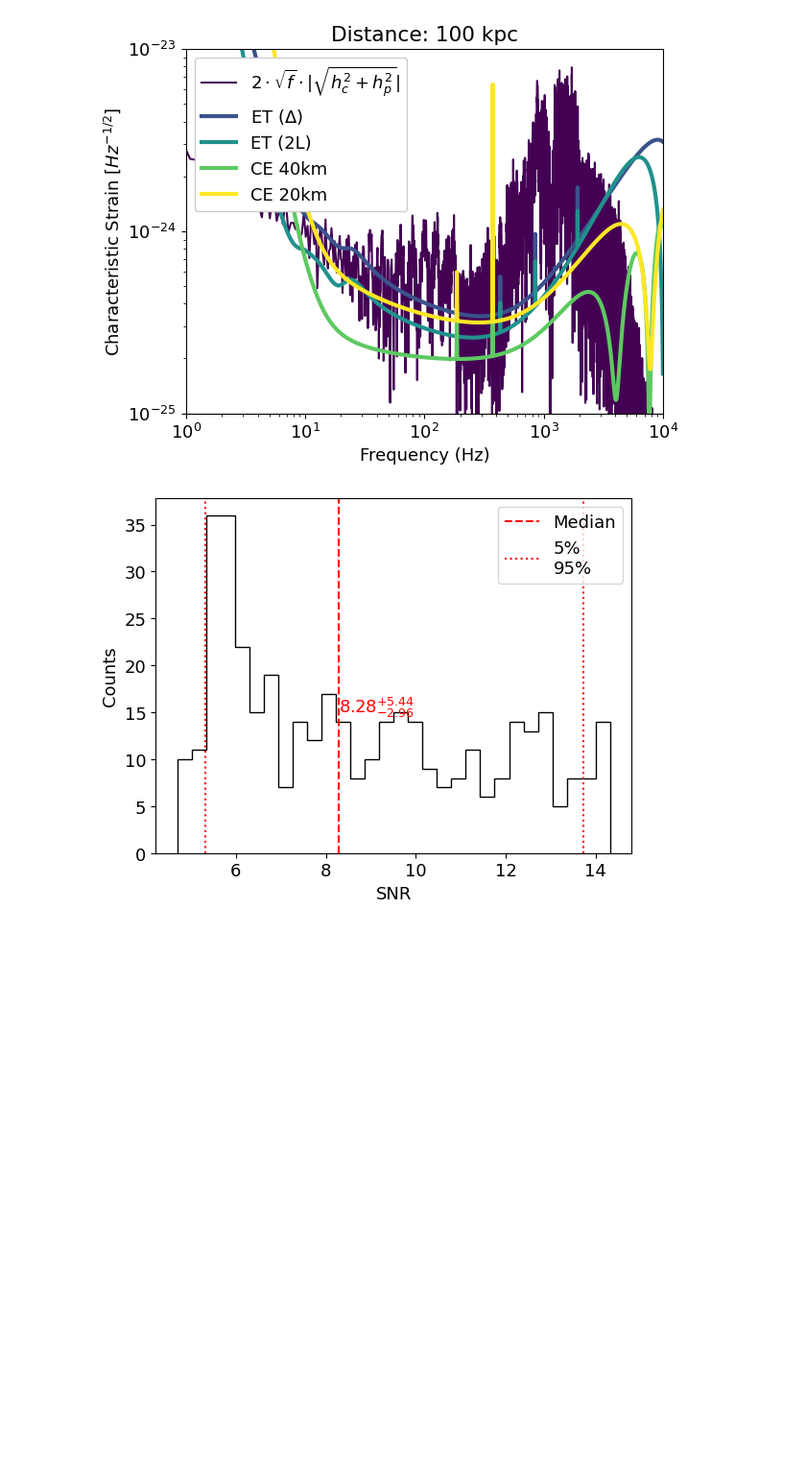
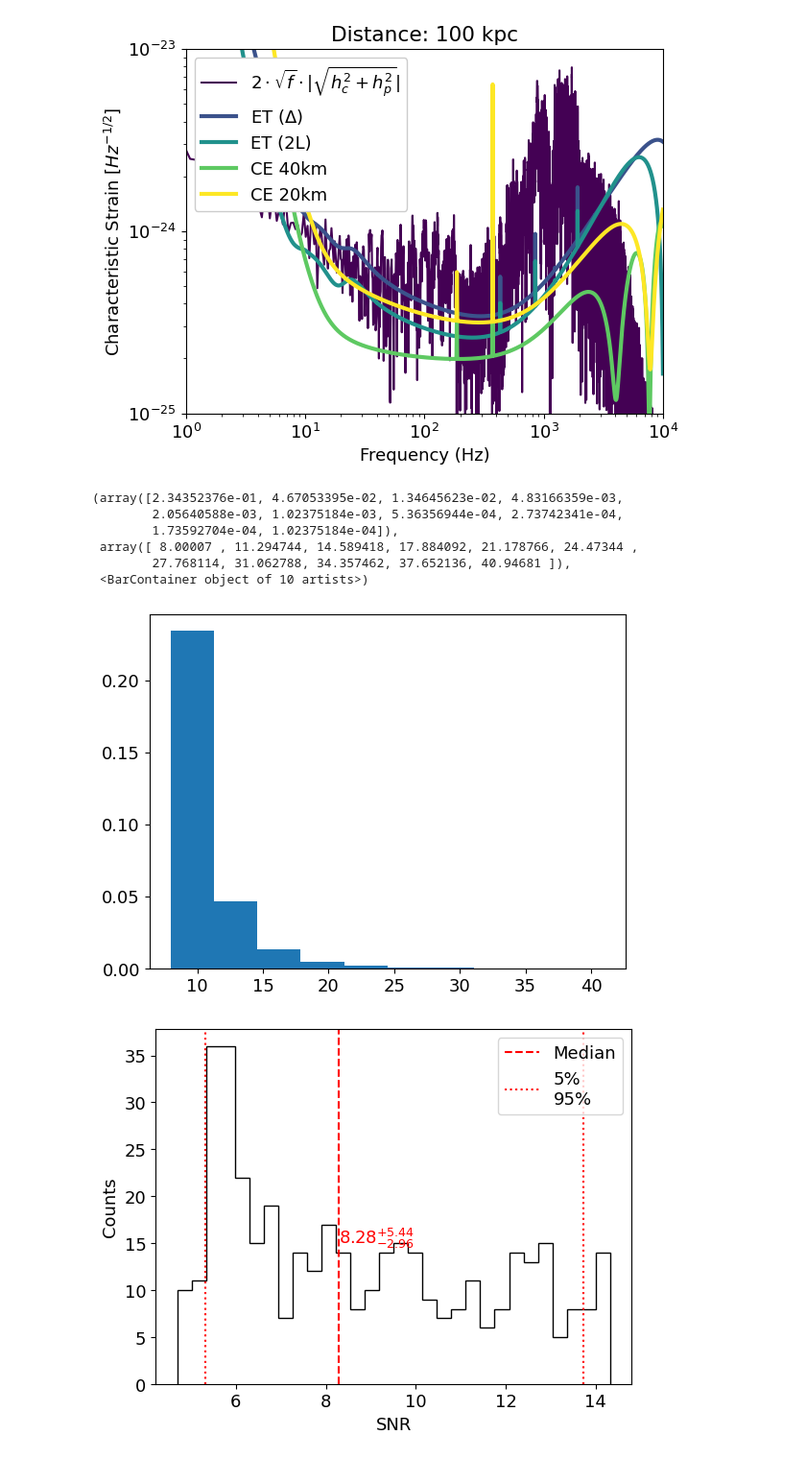
Before and after one commit to LudovicoAlt/GWFishRingDown, a Jupyter notebook: Merger_data_SN.ipynb, the cells around one changed output. Shown at 96% size. Drawn from its saved outputs; the diff is of its cells as text; code cells hidden in the pictures; blank space fills up the shorter version.

```diff
--- a/Merger_data_SN.ipynb
+++ b/Merger_data_SN.ipynb
@@ -138,5 +162,13 @@ def get_SNR_from_series(f_in, hp, hc, network, parameters, geo_time = 1395964818
 # %% [markdown]
 ## Parameters
+# %%
+data_pos=np.loadtxt('output_sim.txt',skiprows=1).T
+ra,dec,m_ini,d = data_pos
+n_samples = 50
+time_samples = 10
+idx = np.random.randint(0, len(ra), n_samples)
+ra_s, dec_s, m_ini_s, d_s = data_pos.T[idx].T
+geocent_times = 1395964818 + 3.156e+7 * np.random.rand( n_samples * time_samples ).reshape( (n_samples, time_samples) )
 # %%
 params = {
     "ra" : np.random.uniform(0., 2 * np.pi),
@@ -214,6 +333,16 @@ plt.show()
 # %% [output]
 [figure]
 [figure]
+# %%
+plt.hist(m_ini, density=True)
+# %% [output]
+(array([2.34352376e-01, 4.67053395e-02, 1.34645623e-02, 4.83166359e-03,
+        2.05640588e-03, 1.02375184e-03, 5.36356944e-04, 2.73742341e-04,
+        1.73592704e-04, 1.02375184e-04]),
+ array([ 8.00007 , 11.294744, 14.589418, 17.884092, 21.178766, 24.47344 ,
+        27.768114, 31.062788, 34.357462, 37.652136, 40.94681 ]),
+ <BarContainer object of 10 artists>)
+[figure, added]
 # %%
 import multiprocessing as mp
 
```
Also changed, not shown: parts of 6 cells of this notebook, 5 other files.
